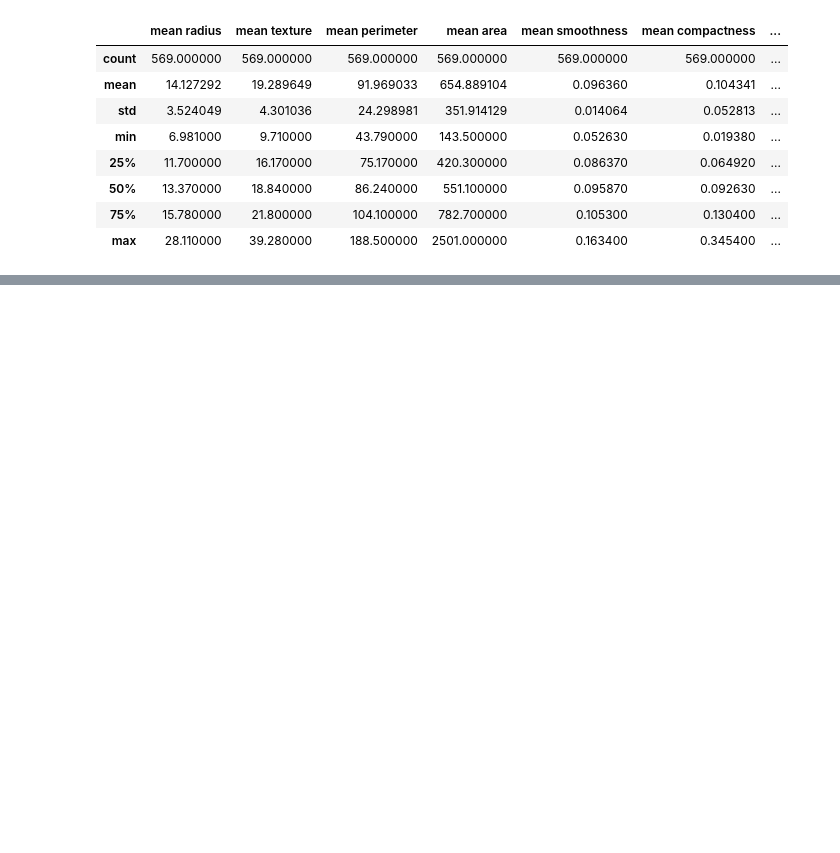
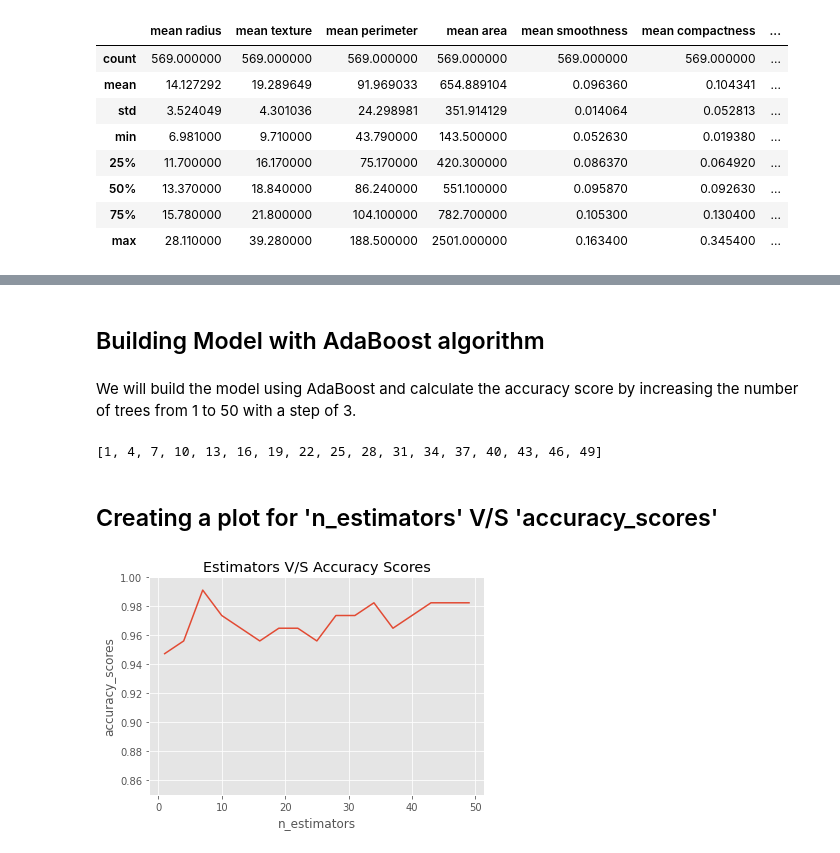
Before and after one commit to Venkat-dev-cloud/ds_projects, a Jupyter notebook: BreastCancer_Prediction_AdaBoost.ipynb, the cells around one changed output, grey strips where cells are left out. Saved outputs shown, nothing was run; the diff lists cells and outputs as text; code cells hidden in the pictures; blank space fills up the shorter version.

```diff
--- a/BreastCancer_Prediction_AdaBoost.ipynb
+++ b/BreastCancer_Prediction_AdaBoost.ipynb
@@ -139,0 +173,3 @@ df.describe(include='all')
+# %%
+# Fitting the shallow tree
+shallow_tree.fit(X_train, y_train)
@@ -139,0 +183,3 @@ df.describe(include='all')
+# %%
+# Getting prediction results on test
+y_test_pred = shallow_tree.predict(X_test)
@@ -139,0 +192,38 @@ df.describe(include='all')
+# %% [markdown]
+## Building Model with AdaBoost algorithm
+# %% [markdown]
+We will build the model using AdaBoost and calculate the accuracy score by increasing the number of trees from 1 to 50 with a step of 3.
+# %%
+# Creating list with range 1 to 50 with step of 3
+
+n_estimators = list(range(1,50,3))
+n_estimators
+# %% [output]
+[1, 4, 7, 10, 13, 16, 19, 22, 25, 28, 31, 34, 37, 40, 43, 46, 49]
+# %%
+# AdaBoost with shallow tree as the base estimator
+accuracy_model_scores = []
+
+for n_est in n_estimators:
+  ABC = AdaBoostClassifier(base_estimator=shallow_tree, n_estimators=n_est, random_state=101)
+  ABC.fit(X_train, y_train)
+
+  # Predictions on test dataset
+  y_test_pred = ABC.predict(X_test)
+
+  # Getting accuracy score
+  score = metrics.accuracy_score(y_test, y_test_pred)
+
+  # Append accuracy score to the list "accuracy_model_scores"
+  accuracy_model_scores.append(score)
+# %% [markdown]
+## Creating a plot for 'n_estimators' V/S 'accuracy_scores'
+# %%
+plt.plot(n_estimators, accuracy_model_scores)
+plt.title("Estimators V/S Accuracy Scores")
+plt.xlabel("n_estimators")
+plt.ylabel("accuracy_scores")
+plt.ylim(0.85,1)
+plt.show()
+# %% [output]
+[figure, added]
```
Also changed, not shown: parts of 10 cells of this notebook.
